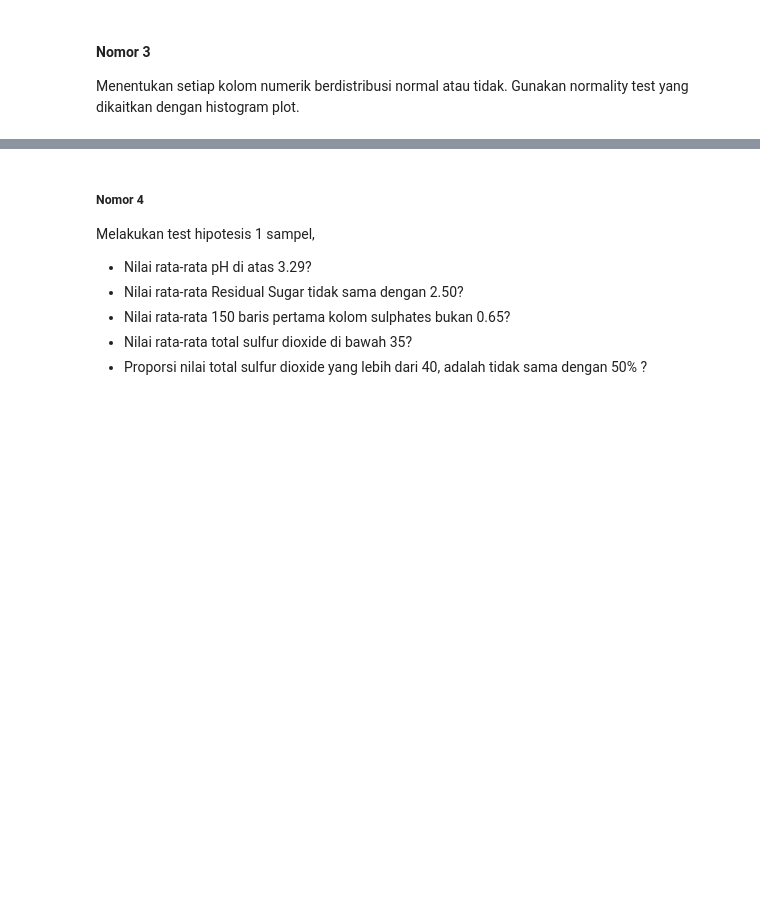
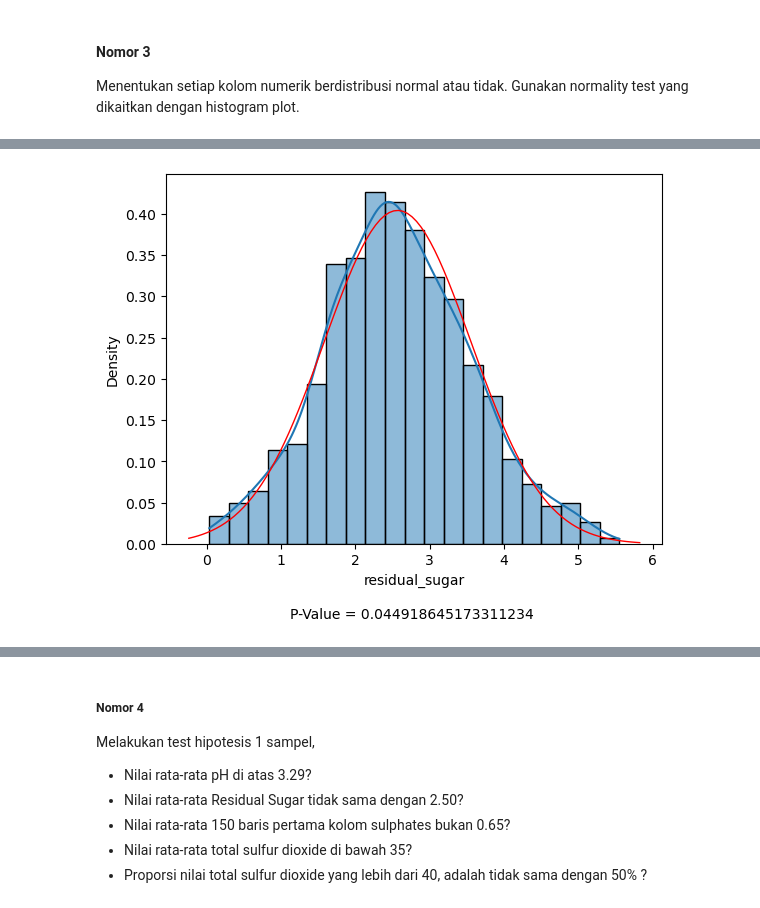
Before and after one commit to egijago/Tubes-Probstat, a Jupyter notebook: src/K02-T1-IF2220-13521050.ipynb, the cells around one changed output, grey strips where cells are left out. Saved outputs shown, nothing was run; the diff lists cells and outputs as text; code cells hidden in the pictures; blank space fills up the shorter version.

```diff
--- a/src/K02-T1-IF2220-13521050.ipynb
+++ b/src/K02-T1-IF2220-13521050.ipynb
@@ -257,0 +318,4 @@ yang dikaitkan dengan histogram plot.
+# %%
+show_histplot(list(df)[3])
+# %% [output]
+[figure, added]
```
Also changed, not shown: parts of 26 cells of this notebook.
